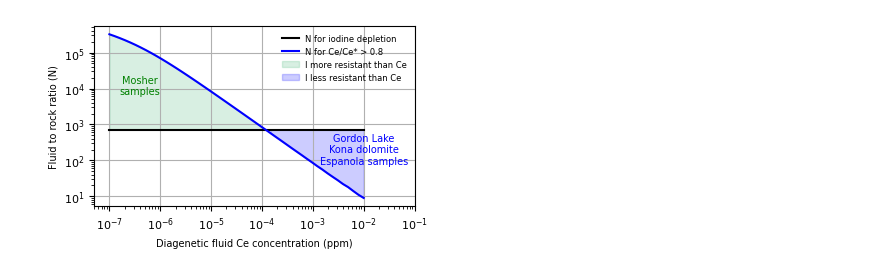
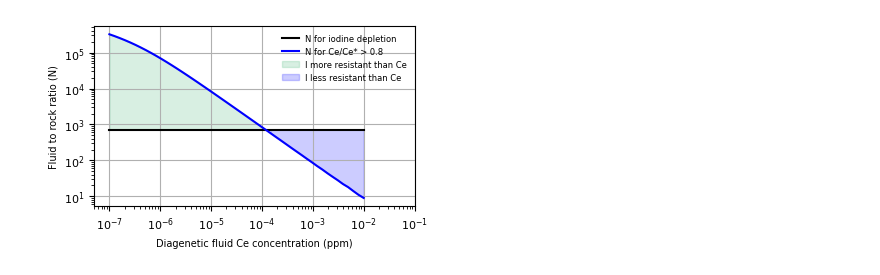
Before and after one commit to DanyIvan/Iodine_vs_cerium_anomalies_GOE, a Jupyter notebook: BannerHanson.ipynb, the cells around one changed output. Cells and saved outputs as stored; diff of their text form; code cells hidden in the pictures.

```diff
--- a/BannerHanson.ipynb
+++ b/BannerHanson.ipynb
@@ -790,4 +1116,5 @@ plt.savefig('plots/BannerHanson_model.pdf', bbox_inches='tight')
 # %%
+a4_x, a4_y = (8.27, 11.69)
 data = pd.read_csv('fluid_rock_ratios_2D.csv')
 data = data[data['dCe_initial'] == 1.5]
 data = data.sort_values('Ce_ppm')
@@ -796,44 +1123,44 @@ x = data['Ce_ppm'].values
 y_I = data['N_I_depletion'].values
 y_dCe = data['N_dCe_0.8'].values
 
 
 plt.figure(figsize=(a4_x*0.5, a4_y*0.2))
 # Plot lines instead of scatter
 line_I, = plt.plot(x, y_I, color='black', lw=1.5, label='I Depletion (N)')
 line_dCe, = plt.plot(x, y_dCe, color='blue', lw=1.5, label='dCe > 0.8 (N)')
 
 # Shade areas
 shade_more = plt.fill_between(x, y_I, y_dCe, where=(y_dCe > y_I), color='#3CB371', alpha=0.2)
 shade_less = plt.fill_between(x, y_I, y_dCe, where=(y_dCe < y_I), color='blue', alpha=0.2)
 
-# Place text in middle of shaded areas
-mask_more = y_dCe > y_I
-if np.any(mask_more):
-    x_med = np.median(x[mask_more])
-    y_med = np.median((y_I[mask_more] + y_dCe[mask_more])/2)
-    plt.text(0.4e-6, y_med, 'Mosher\nsamples',
-             fontsize=7, color='green', ha='center', va='center')
+# # Place text in middle of shaded areas
+# mask_more = y_dCe > y_I
+# if np.any(mask_more):
+#     x_med = np.median(x[mask_more])
+#     y_med = np.median((y_I[mask_more] + y_dCe[mask_more])/2)
+#     plt.text(0.4e-6, y_med, 'Mosher\nsamples',
+#              fontsize=7, color='green', ha='center', va='center')
 
-mask_less = y_dCe < y_I
-if np.any(mask_less):
-    x_med = np.median(x[mask_less])
-    y_med = np.median((y_I[mask_less] + y_dCe[mask_less])/2)
-    plt.text(10e-3, 0.2e3, 'Gordon Lake\nKona dolomite\nEspanola samples',
-             fontsize=7, color='blue', ha='center', va='center')
+# mask_less = y_dCe < y_I
+# if np.any(mask_less):
+#     x_med = np.median(x[mask_less])
+#     y_med = np.median((y_I[mask_less] + y_dCe[mask_less])/2)
+#     plt.text(10e-3, 0.2e3, 'Gordon Lake\nKona dolomite\nEspanola samples',
+#              fontsize=7, color='blue', ha='center', va='center')
 
 plt.xscale('log')
 plt.yscale('log')
 plt.xlabel('Diagenetic fluid Ce concentration (ppm)', fontsize=7)
 plt.ylabel('Fluid to rock ratio (N)', fontsize=7)
 # plt.title('Comparison of N for I Depletion vs dCe>0.8', fontsize=9)
 
 # Legend for lines and shaded areas
 plt.legend(handles=[line_I, line_dCe, shade_more, shade_less],
            labels=['N for iodine depletion', 'N for Ce/Ce* > 0.8',
                    'I more resistant than Ce', 'I less resistant than Ce'],
            fontsize=6, loc='upper right', frameon=0)
 plt.xlim([5e-8, 0.1])
 plt.grid()
 plt.savefig('plots/IvsCe.pdf', bbox_inches='tight')
 # %% [output]
-[figure, old version]
+[figure, new version]
```
Also changed, not shown: parts of 12 cells of this notebook.
